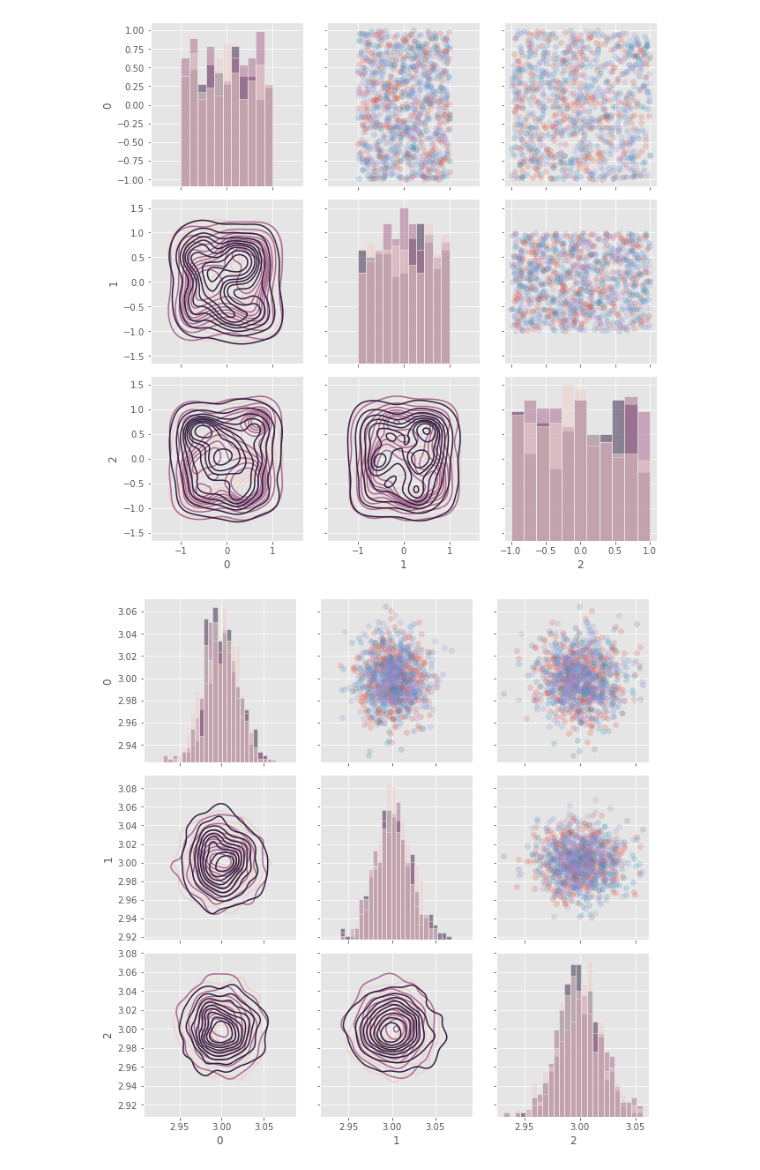
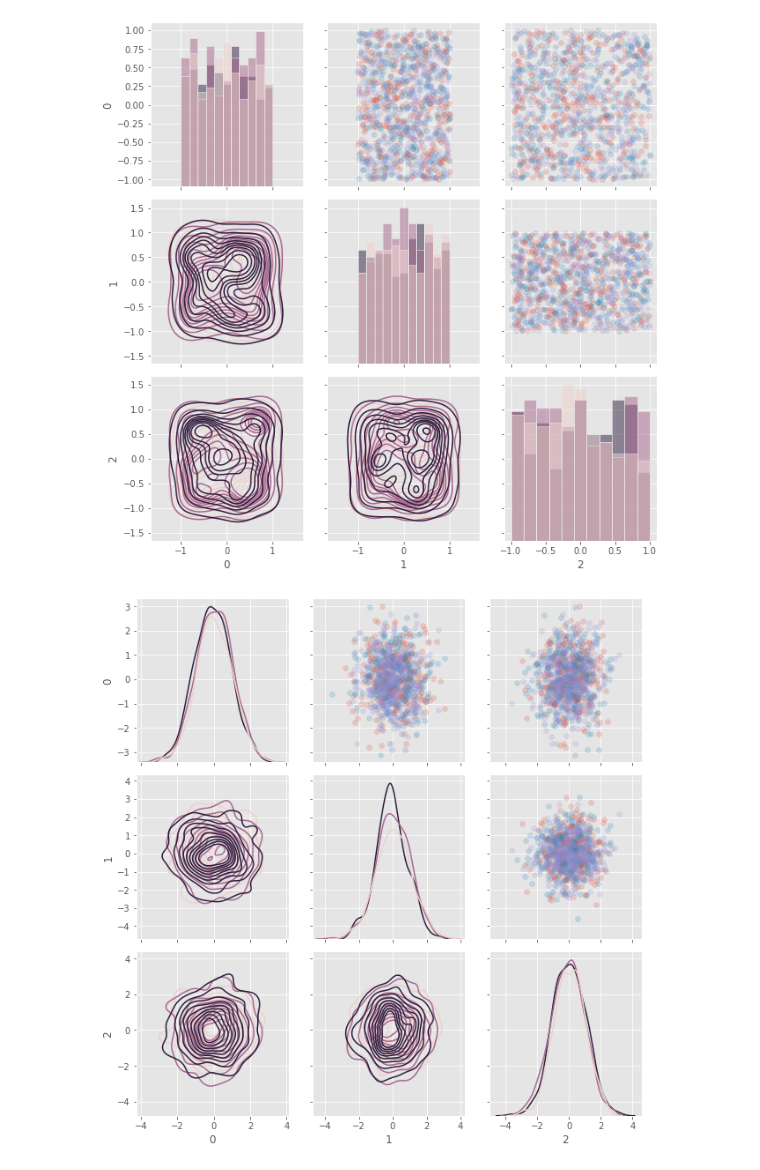
Before and after one commit to JuliaLo1979/ML100Days, a Jupyter notebook: Day_020_HW.ipynb, the cells around one changed output. Drawn from its saved outputs; the diff is of its cells as text; code cells hidden in the pictures.

```diff
--- a/Day_020_HW.ipynb
+++ b/Day_020_HW.ipynb
@@ -82,21 +82,21 @@ plt.show()
 # %%
 nrow = 1000
 ncol = 3
 
-matrix = np.random.normal(3, 0.02,size=(nrow,ncol))
+matrix = np.random.randn(nrow,ncol)
 
 # 隨機給予 0, 1, 2 三種標籤
 indice = np.random.choice([0,1,2], size=nrow)
 plot_data = pd.DataFrame(matrix, indice).reset_index()
 
 # 繪製 seborn 進階 Heatmap
 grid = sns.PairGrid(data = plot_data, size = 3, diag_sharey=False,
                     hue = 'index', vars = [x for x in list(plot_data.columns) if x != 'index'])
 
 grid.map_upper(plt.scatter, alpha = 0.2)
-grid.map_diag(sns.histplot)
+grid.map_diag(sns.kdeplot)
 grid.map_lower(sns.kdeplot , cmap = plt.cm.OrRd_r)
 
 plt.show()
 # %% [output]
-[figure, old version]
+[figure, new version]
```
Also changed, not shown: parts of 1 cell of this notebook.
